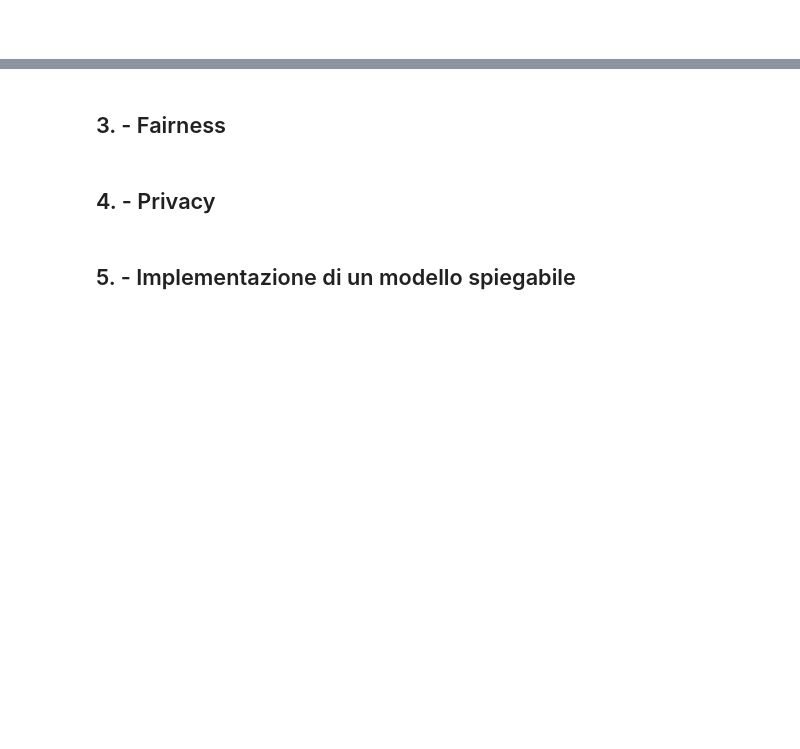
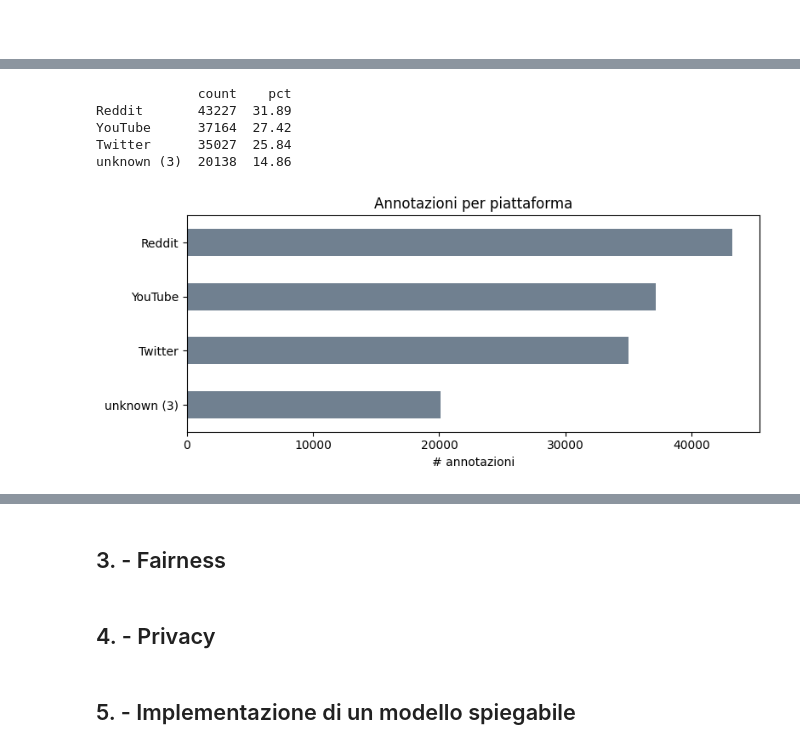
Before and after one commit to AndreaMorbello/measuring-hate-speech-audit, a Jupyter notebook: notebooks/audit.ipynb, the cells around one changed output, grey strips where cells are left out. Cells and saved outputs as stored; diff of their text form; code cells hidden in the pictures; blank space fills up the shorter version.

```diff
--- a/notebooks/audit.ipynb
+++ b/notebooks/audit.ipynb
@@ -15,9 +51,18 @@ import subprocess
 from pathlib import Path
 from datasets import load_dataset
 import pandas as pd
+import matplotlib.pyplot as plt
+import seaborn as sns
 from src.data import (
     get_column_groups,
     summarize_dataset,
     HF_DATASET_NAME,
     HF_CONFIG,
+    platform_distribution,
+    label_correlation_matrix,
+    annotator_productivity,
+    comment_score_dispersion,
 )
+
+FIGURES_DIR = PROJECT_ROOT / "reports" / "figures"
+FIGURES_DIR.mkdir(parents=True, exist_ok=True)
@@ -70,0 +155,20 @@ df.head(15)
+# %%
+platform_table = platform_distribution(df)
+print(platform_table.to_string(float_format=lambda x: f"{x:6.2f}"))
+
+fig, ax = plt.subplots(figsize=(8, 3.5))
+platform_table["count"].sort_values().plot(kind="barh", ax=ax, color="slategray")
+ax.set_title("Annotazioni per piattaforma")
+ax.set_xlabel("# annotazioni")
+ax.set_ylabel("")
+plt.tight_layout()
+
+fig.savefig(FIGURES_DIR / "eda_platform_distribution.png", dpi=120, bbox_inches="tight")
+plt.show()
+# %% [output]
+             count    pct
+Reddit       43227  31.89
+YouTube      37164  27.42
+Twitter      35027  25.84
+unknown (3)  20138  14.86
+[figure, added]
```
Also changed, not shown: parts of 24 cells of this notebook, 1 other file.
